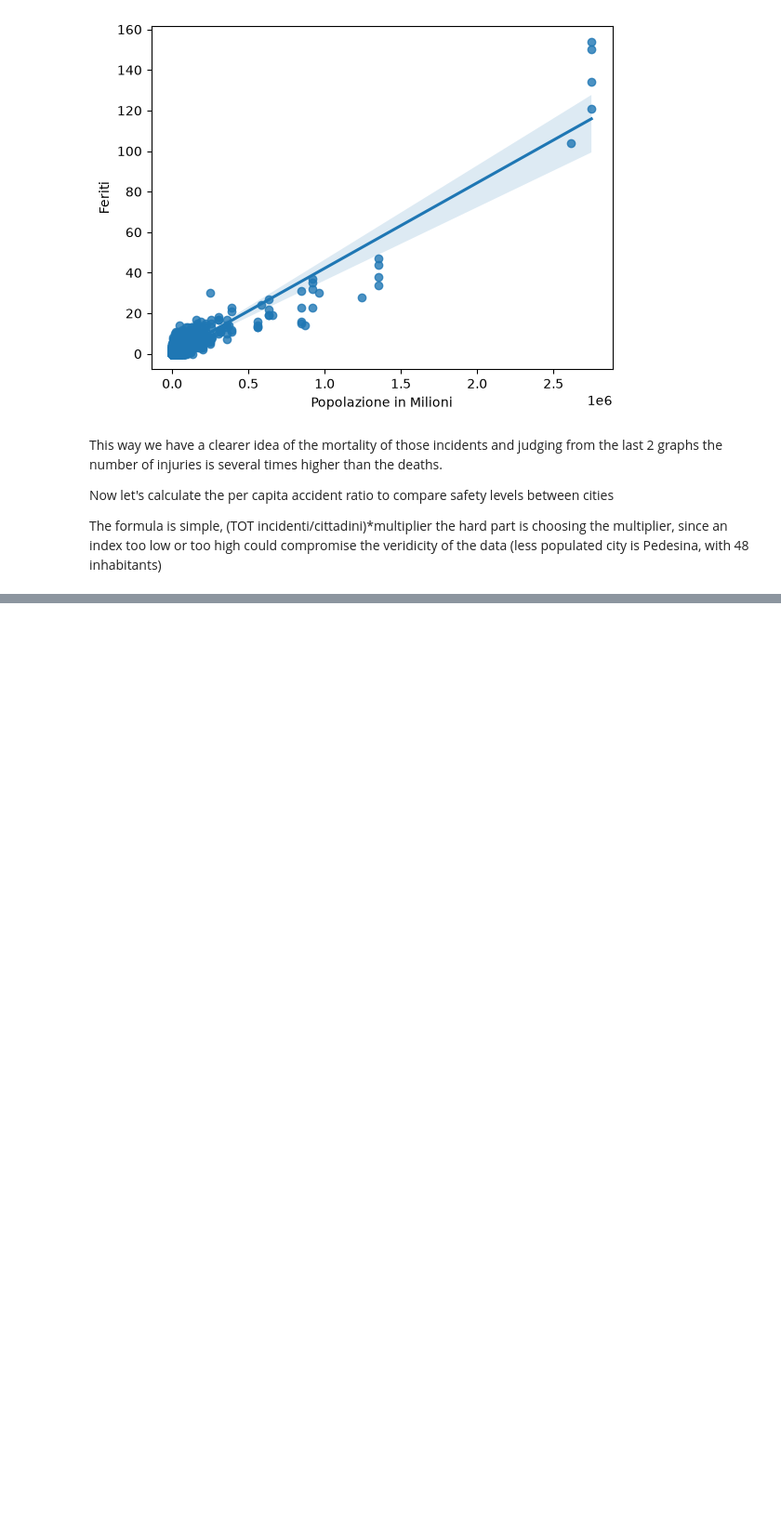
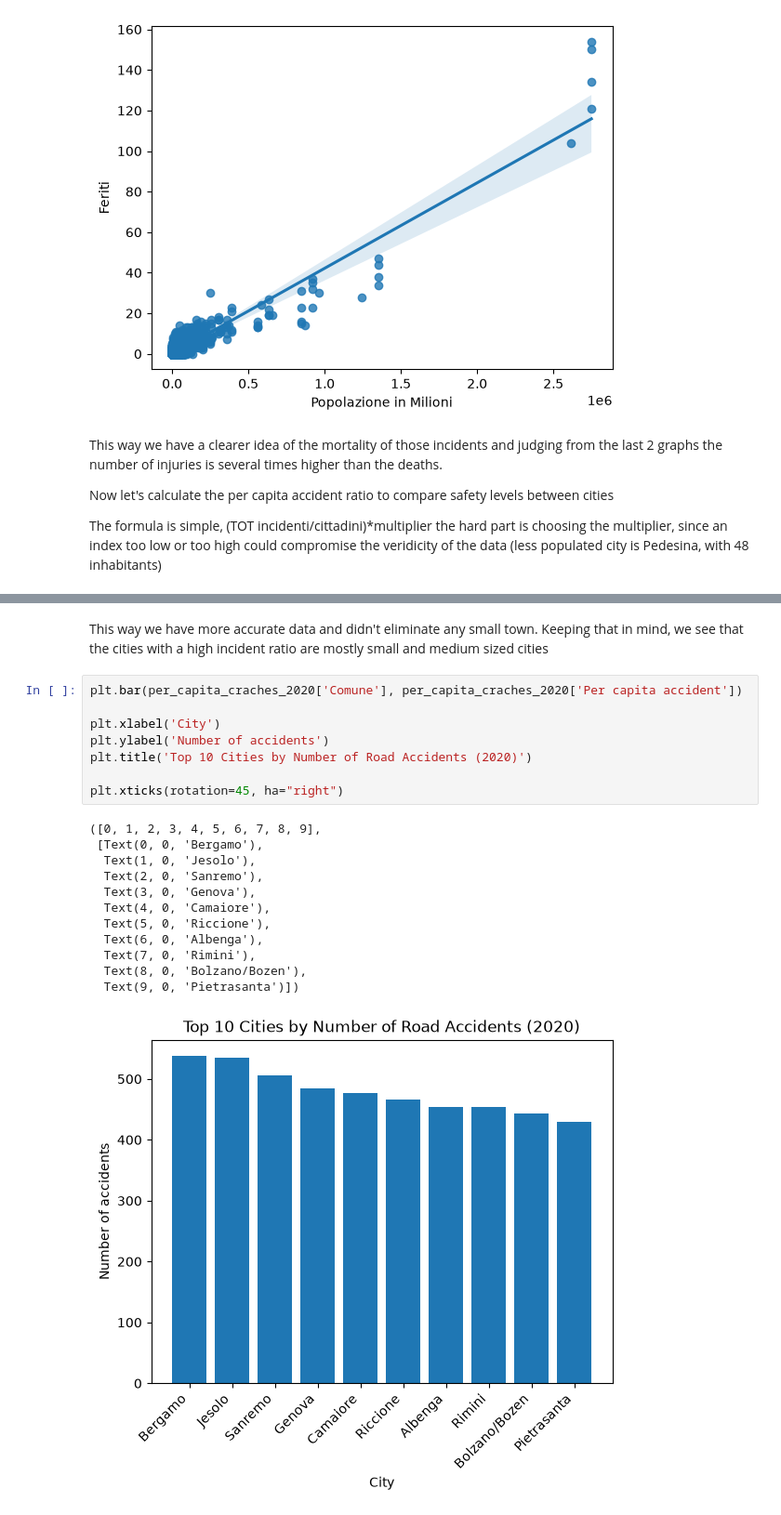
Before and after one commit to Frogghev/FinalAssignment_DataAnalyst, a Jupyter notebook: data_analysis.ipynb, the cells around one changed output, grey strips where cells are left out. Shown at 93% size. Drawn from its saved outputs; the diff is of its cells as text; blank space fills up the shorter version.

```diff
--- a/data_analysis.ipynb
+++ b/data_analysis.ipynb
@@ -191,0 +198,24 @@ cities_with_most_incidents_2020.sort_values(by=['Popolazione legale'], ascending
+# %% [markdown]
+This way we have more accurate data and didn't eliminate any small town.
+Keeping that in mind, we see that the cities with a high incident ratio are mostly small and medium sized cities
+# %%
+plt.bar(per_capita_craches_2020['Comune'], per_capita_craches_2020['Per capita accident'])
+
+plt.xlabel('City')
+plt.ylabel('Number of accidents')
+plt.title('Top 10 Cities by Number of Road Accidents (2020)')
+
+plt.xticks(rotation=45, ha="right")
+# %% [output]
+([0, 1, 2, 3, 4, 5, 6, 7, 8, 9],
+ [Text(0, 0, 'Bergamo'),
+  Text(1, 0, 'Jesolo'),
+  Text(2, 0, 'Sanremo'),
+  Text(3, 0, 'Genova'),
+  Text(4, 0, 'Camaiore'),
+  Text(5, 0, 'Riccione'),
+  Text(6, 0, 'Albenga'),
+  Text(7, 0, 'Rimini'),
+  Text(8, 0, 'Bolzano/Bozen'),
+  Text(9, 0, 'Pietrasanta')])
+[figure, added]
```
Also changed, not shown: parts of 11 cells of this notebook.
